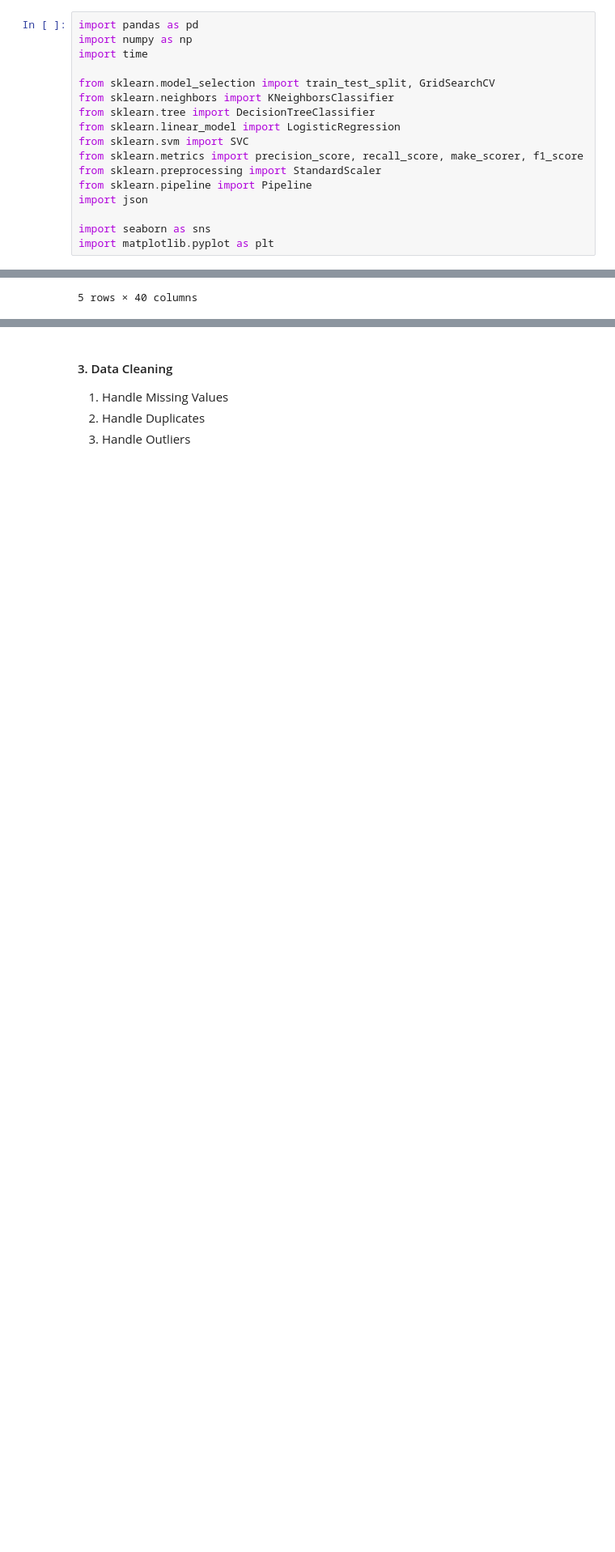
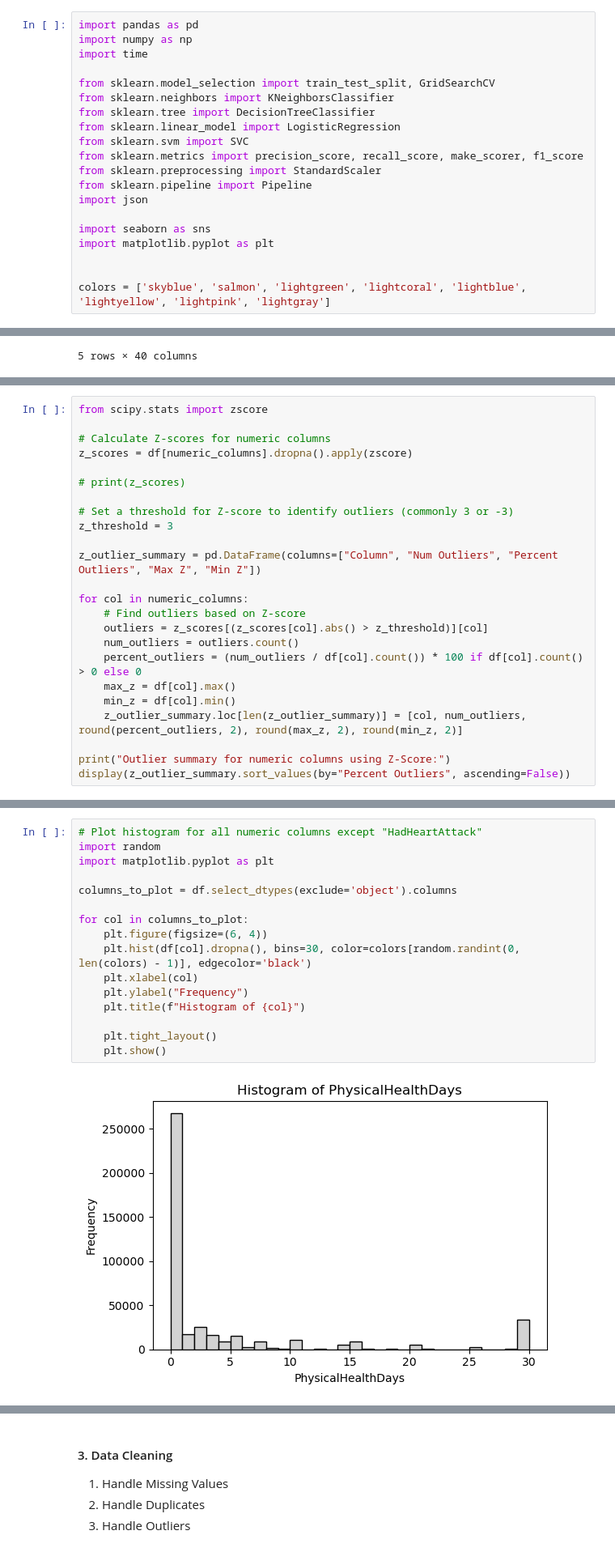
Before and after one commit to makarandkeer/BerkeleyAssignments, a Jupyter notebook: capstone/heart_disease_indicators.ipynb, the cells around one changed output, grey strips where cells are left out. Shown at 81% size. Cells and saved outputs as stored; diff of their text form; blank space fills up the shorter version.

```diff
--- a/capstone/heart_disease_indicators.ipynb
+++ b/capstone/heart_disease_indicators.ipynb
@@ -25,6 +25,9 @@ import json
 
 import seaborn as sns
 import matplotlib.pyplot as plt
+
+
+colors = ['skyblue', 'salmon', 'lightgreen', 'lightcoral', 'lightblue', 'lightyellow', 'lightpink', 'lightgray']
 # %%
 
 df = pd.read_csv('./data/heart_2022_with_nans.csv')
@@ -315,0 +326,24 @@ Outlier summary for numeric columns:
+# %%
+from scipy.stats import zscore
+
+# Calculate Z-scores for numeric columns
+z_scores = df[numeric_columns].dropna().apply(zscore)
+
+# print(z_scores)
+
+# Set a threshold for Z-score to identify outliers (commonly 3 or -3)
+z_threshold = 3
+
+z_outlier_summary = pd.DataFrame(columns=["Column", "Num Outliers", "Percent Outliers", "Max Z", "Min Z"])
+
+for col in numeric_columns:
+    # Find outliers based on Z-score
+    outliers = z_scores[(z_scores[col].abs() > z_threshold)][col]
+    num_outliers = outliers.count()
+    percent_outliers = (num_outliers / df[col].count()) * 100 if df[col].count() > 0 else 0
+    max_z = df[col].max()
+    min_z = df[col].min()
+    z_outlier_summary.loc[len(z_outlier_summary)] = [col, num_outliers, round(percent_outliers, 2), round(max_z, 2), round(min_z, 2)]
+
+print("Outlier summary for numeric columns using Z-Score:")
+display(z_outlier_summary.sort_values(by="Percent Outliers", ascending=False))
@@ -315,0 +359,18 @@ Outlier summary for numeric columns:
+# %%
+# Plot histogram for all numeric columns except "HadHeartAttack"
+import random
+import matplotlib.pyplot as plt
+
+columns_to_plot = df.select_dtypes(exclude='object').columns
+
+for col in columns_to_plot:
+    plt.figure(figsize=(6, 4))
+    plt.hist(df[col].dropna(), bins=30, color=colors[random.randint(0, len(colors) - 1)], edgecolor='black')
+    plt.xlabel(col)
+    plt.ylabel("Frequency")
+    plt.title(f"Histogram of {col}")
+
+    plt.tight_layout()
+    plt.show()
+# %% [output]
+[figure, added]
```
Also changed, not shown: parts of 13 cells of this notebook.
